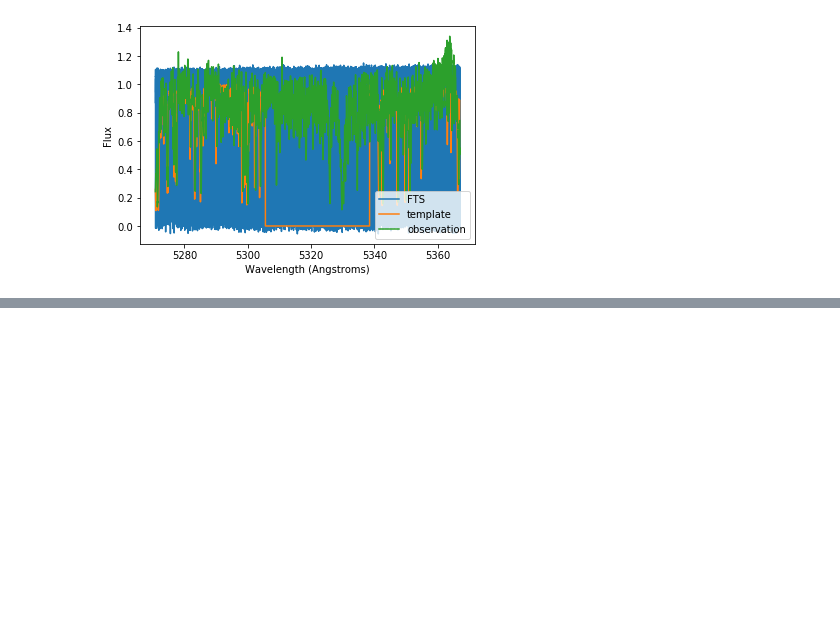
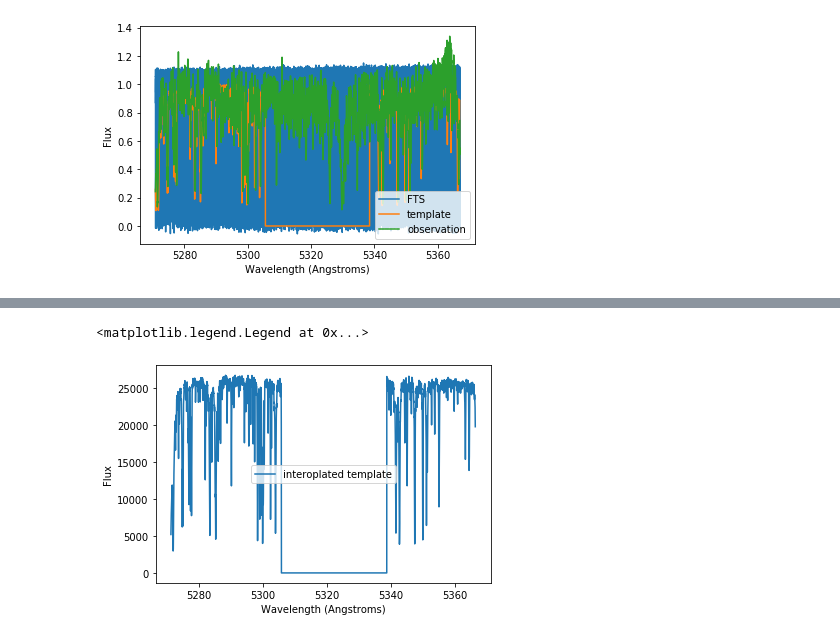
Before and after one commit to mzechmeister/viper, a Jupyter notebook: viper_jupyter.ipynb, the cells around one changed output, grey strips where cells are left out. Saved outputs shown, nothing was run; the diff lists cells and outputs as text; code cells hidden in the pictures; blank space fills up the shorter version.

```diff
--- a/viper_jupyter.ipynb
+++ b/viper_jupyter.ipynb
@@ -258,3 +402,6 @@ sj = slice(*np.searchsorted(xj_full, [np.log(lmin)+vcut/c, np.log(lmax)-vcut/c])
 # using the supersampled log(wavelength) space with knot index j
 xj = xj_full[sj]
 iod_j = iod_j_full[sj]
+# %%
+# convert discrete template into a function
+S_star = interp1d(np.log(w_tpl)-berv/c, f_tpl)
@@ -260,0 +435,8 @@ iod_j = iod_j_full[sj]
+# %%
+plt.plot(np.exp(xj),S_star(xj), label= 'interoplated template')
+plt.xlabel('Wavelength (Angstroms)')
+plt.ylabel("Flux")
+plt.legend()
+# %% [output]
+<matplotlib.legend.Legend at 0x...>
+[figure, added]
```
Also changed, not shown: parts of 12 cells of this notebook.
